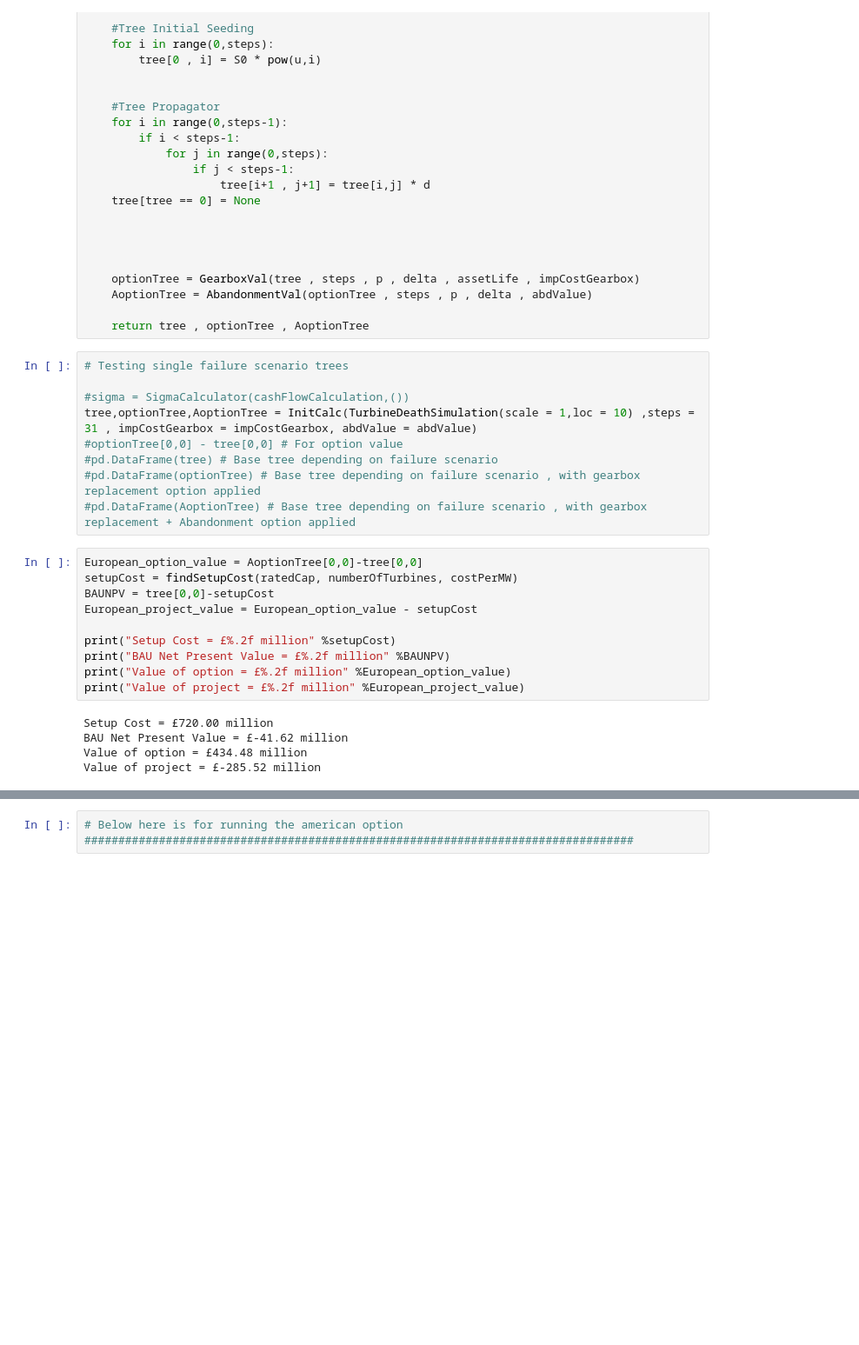
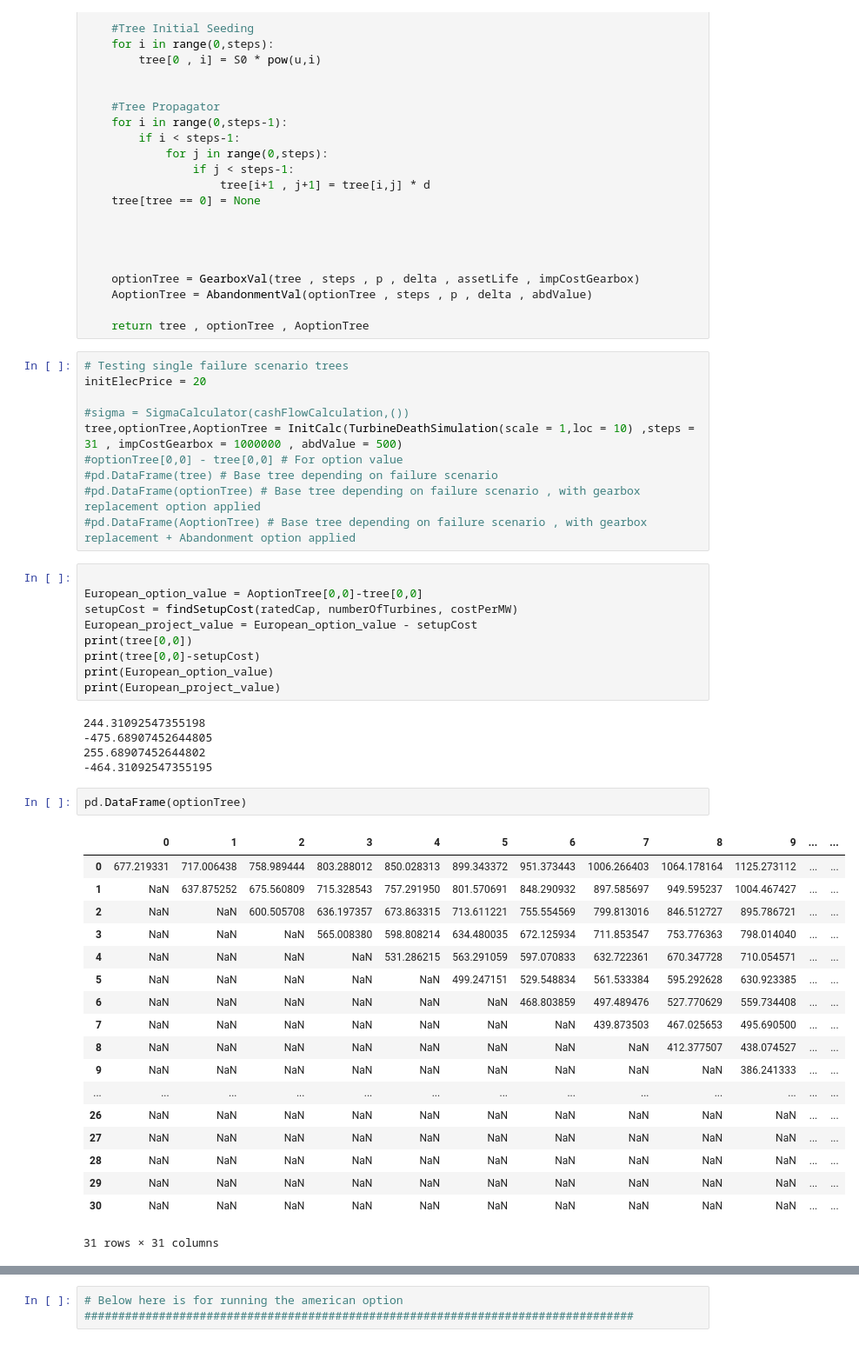
Before and after one commit to AlWestwood1/wind_farm_ROA, a Jupyter notebook: American_single_double_option.ipynb, the cells around one changed output, grey strips where cells are left out. Shown at 87% size. Cells and saved outputs as stored; diff of their text form; blank space fills up the shorter version.

```diff
--- a/American_single_double_option.ipynb
+++ b/American_single_double_option.ipynb
@@ -204,25 +204,46 @@ def InitCalc(cashFlows ,steps , impCostGearbox , abdValue):
     return tree , optionTree , AoptionTree
 # %%
 # Testing single failure scenario trees
+initElecPrice = 20
 
 #sigma = SigmaCalculator(cashFlowCalculation,())
-tree,optionTree,AoptionTree = InitCalc(TurbineDeathSimulation(scale = 1,loc = 10) ,steps = 31 , impCostGearbox = impCostGearbox, abdValue = abdValue)
+tree,optionTree,AoptionTree = InitCalc(TurbineDeathSimulation(scale = 1,loc = 10) ,steps = 31 , impCostGearbox = 1000000 , abdValue = 500)
 #optionTree[0,0] - tree[0,0] # For option value
 #pd.DataFrame(tree) # Base tree depending on failure scenario
 #pd.DataFrame(optionTree) # Base tree depending on failure scenario , with gearbox replacement option applied
 #pd.DataFrame(AoptionTree) # Base tree depending on failure scenario , with gearbox replacement + Abandonment option applied
 # %%
+
 European_option_value = AoptionTree[0,0]-tree[0,0]
 setupCost = findSetupCost(ratedCap, numberOfTurbines, costPerMW)
-BAUNPV = tree[0,0]-setupCost
 European_project_value = European_option_value - setupCost
-
-print("Setup Cost = £%.2f million" %setupCost)
-print("BAU Net Present Value = £%.2f million" %BAUNPV)
-print("Value of option = £%.2f million" %European_option_value)
-print("Value of project = £%.2f million" %European_project_value)
+print(tree[0,0])
+print(tree[0,0]-setupCost)
+print(European_option_value)
+print(European_project_value)
 # %% [output]
-Setup Cost = £720.00 million
-BAU Net Present Value = £-41.62 million
-Value of option = £434.48 million
-Value of project = £-285.52 million
+244.31092547355198
+-475.68907452644805
+255.68907452644802
+-464.31092547355195
+# %%
+pd.DataFrame(optionTree)
+# %% [output]
+|  | 0 | 1 | 2 | 3 | 4 | 5 | 6 | 7 | 8 | 9 | ... | ... |
+| 0 | 677.219331 | 717.006438 | 758.989444 | 803.288012 | 850.028313 | 899.343372 | 951.373443 | 1006.266403 | 1064.178164 | 1125.273112 | ... | ... |
+| 1 | NaN | 637.875252 | 675.560809 | 715.328543 | 757.291950 | 801.570691 | 848.290932 | 897.585697 | 949.595237 | 1004.467427 | ... | ... |
+| 2 | NaN | NaN | 600.505708 | 636.197357 | 673.863315 | 713.611221 | 755.554569 | 799.813016 | 846.512727 | 895.786721 | ... | ... |
+| 3 | NaN | NaN | NaN | 565.008380 | 598.808214 | 634.480035 | 672.125934 | 711.853547 | 753.776363 | 798.014040 | ... | ... |
+| 4 | NaN | NaN | NaN | NaN | 531.286215 | 563.291059 | 597.070833 | 632.722361 | 670.347728 | 710.054571 | ... | ... |
+| 5 | NaN | NaN | NaN | NaN | NaN | 499.247151 | 529.548834 | 561.533384 | 595.292628 | 630.923385 | ... | ... |
+| 6 | NaN | NaN | NaN | NaN | NaN | NaN | 468.803859 | 497.489476 | 527.770629 | 559.734408 | ... | ... |
+| 7 | NaN | NaN | NaN | NaN | NaN | NaN | NaN | 439.873503 | 467.025653 | 495.690500 | ... | ... |
+| 8 | NaN | NaN | NaN | NaN | NaN | NaN | NaN | NaN | 412.377507 | 438.074527 | ... | ... |
+| 9 | NaN | NaN | NaN | NaN | NaN | NaN | NaN | NaN | NaN | 386.241333 | ... | ... |
+| ... | ... | ... | ... | ... | ... | ... | ... | ... | ... | ... | ... | ... |
+| 26 | NaN | NaN | NaN | NaN | NaN | NaN | NaN | NaN | NaN | NaN | ... | ... |
+| 27 | NaN | NaN | NaN | NaN | NaN | NaN | NaN | NaN | NaN | NaN | ... | ... |
+| 28 | NaN | NaN | NaN | NaN | NaN | NaN | NaN | NaN | NaN | NaN | ... | ... |
+| 29 | NaN | NaN | NaN | NaN | NaN | NaN | NaN | NaN | NaN | NaN | ... | ... |
+| 30 | NaN | NaN | NaN | NaN | NaN | NaN | NaN | NaN | NaN | NaN | ... | ... |
+31 rows × 31 columns
```
Also changed, not shown: parts of 8 cells of this notebook.
